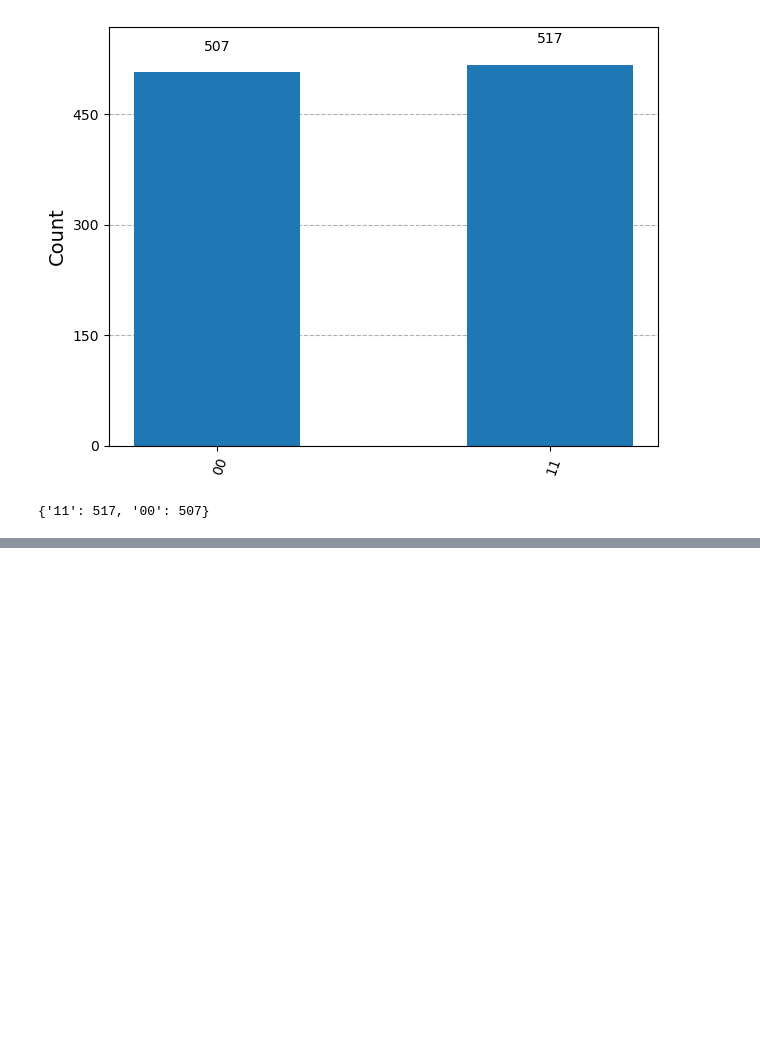
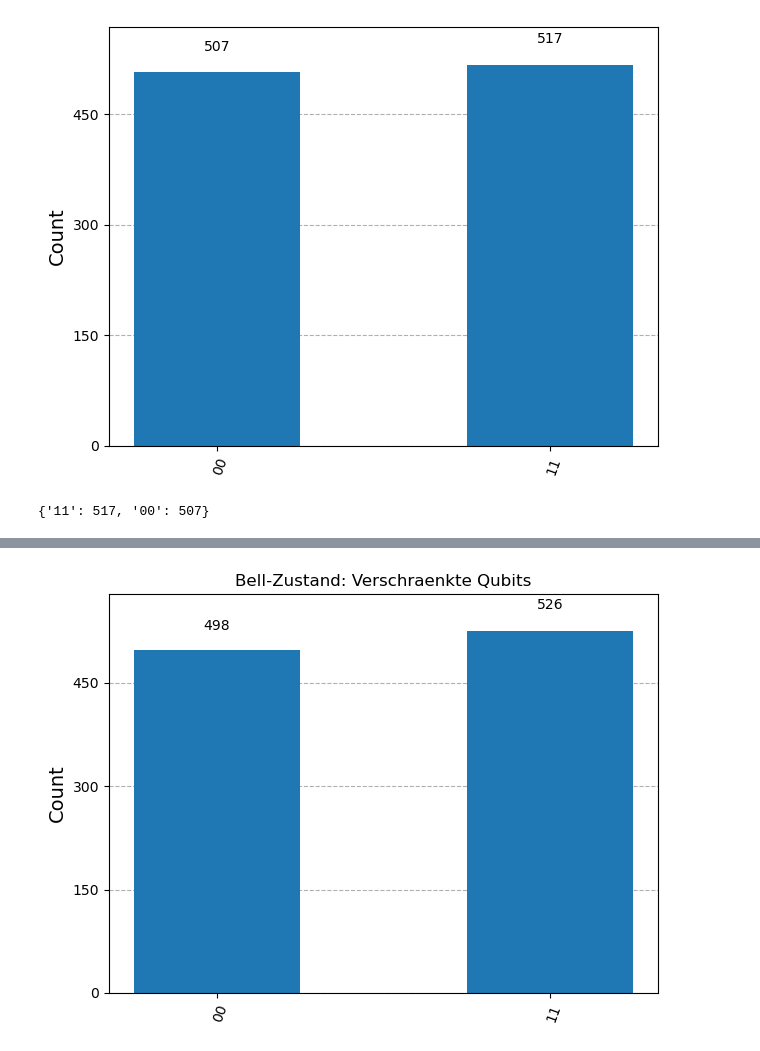
Before and after one commit to Qbannes/Quantumcomputing_all_about, a Jupyter notebook: Qiskit_Erste_Versuche.ipynb, the cells around one changed output, grey strips where cells are left out. Saved outputs shown, nothing was run; the diff lists cells and outputs as text; code cells hidden in the pictures; blank space fills up the shorter version.

```diff
--- a/Qiskit_Erste_Versuche.ipynb
+++ b/Qiskit_Erste_Versuche.ipynb
@@ -135,0 +206,47 @@ plt.show()
+# %%
+"""Neue Qiskit-Aufgabe: Erzeuge einen verschränkten Zustand und überprüfe die Korrelation
+Aufgabenstellung:
+Erstelle einen Quanten-Schaltkreis mit zwei Qubits, bringe sie in einen verschränkten Zustand (Bell-Zustand), führe Messungen durch und analysiere die Korrelation der Messergebnisse.
+
+Schritt-für-Schritt-Anleitung:
+
+Schaltkreis erstellen:
+
+Zwei Qubits, zwei klassische Bits.
+
+Hadamard-Gatter auf Qubit 0.
+
+CNOT-Gatter (Qubit 0 steuert Qubit 1).
+
+Messung:
+
+Beide Qubits messen und die Ergebnisse in die klassischen Bits schreiben.
+
+Simulation und Visualisierung:
+
+Mit AerSimulator ausführen.
+
+Messergebnisse als Histogramm darstellen. """
+
+from qiskit import QuantumCircuit
+from qiskit_aer import AerSimulator
+from qiskit.visualization import plot_histogram
+import matplotlib.pyplot as plt
+
+# 1. Schaltkreis mit 2 Qubits und 2 klassischen Bits
+qc = QuantumCircuit(2, 2)
+qc.h(0)        # Hadamard-Gatter auf Qubit 0
+qc.cx(0, 1)    # CNOT-Gatter (Qubit 0 steuert Qubit 1)
+qc.measure([0, 1], [0, 1])  # Beide Qubits messen
+
+# 2. Simulation
+simulator = AerSimulator()
+job = simulator.run(qc, shots=1024)
+result = job.result()
+counts = result.get_counts()
+
+# 3. Visualisierung
+plot_histogram(counts, title="Bell-Zustand: Verschraenkte Qubits")
+plt.show()
+# %% [output]
+[figure, added]
```
Also changed, not shown: parts of 6 cells of this notebook.
